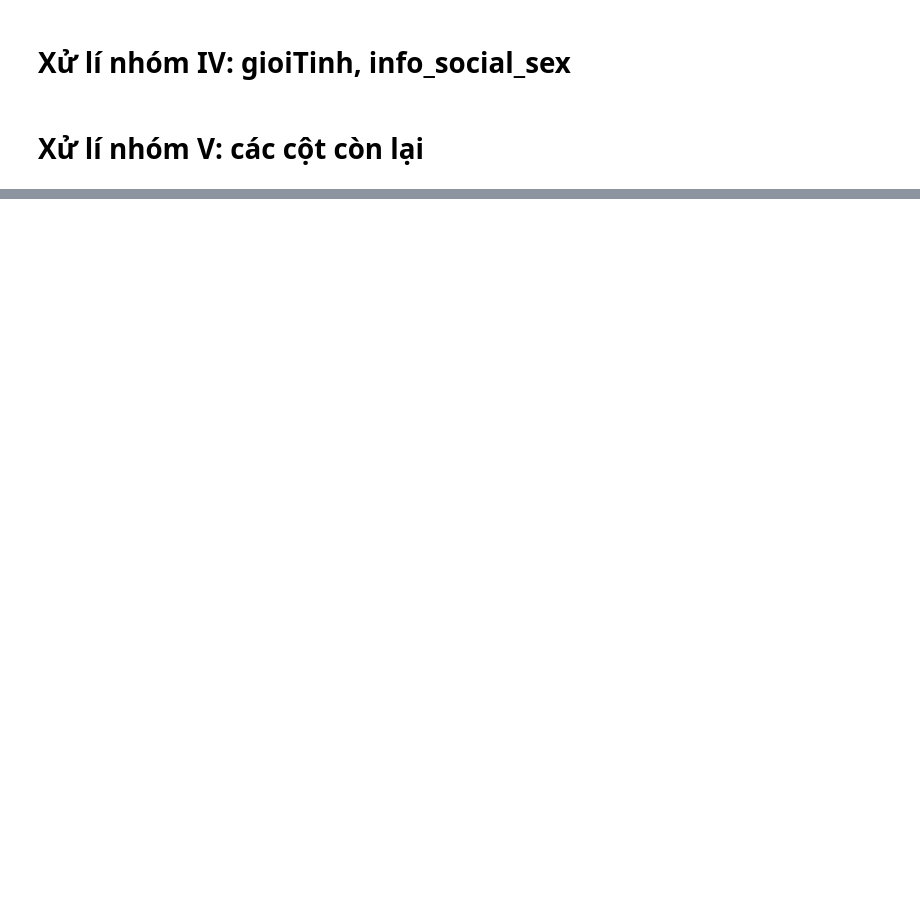
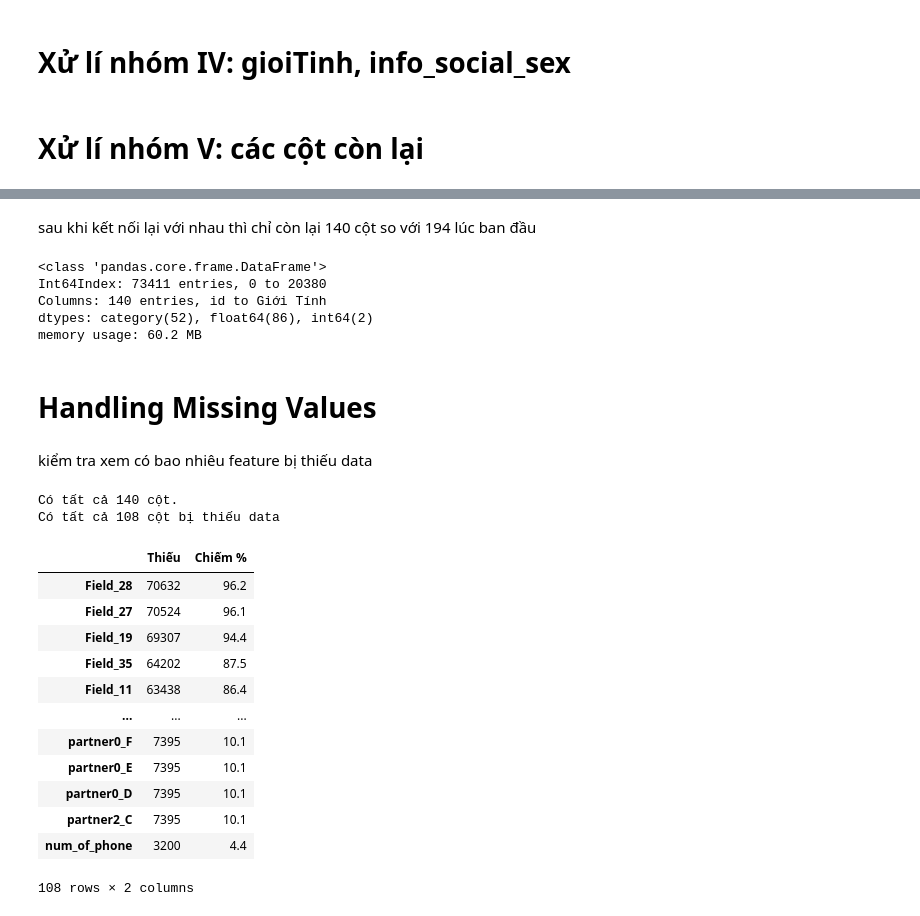
Before and after one commit to Electron-Group/kalapa-model, a Jupyter notebook: Third Challenge.ipynb, the cells around one changed output, grey strips where cells are left out. Saved outputs shown, nothing was run; the diff lists cells and outputs as text; code cells hidden in the pictures; blank space fills up the shorter version.

```diff
--- a/Third Challenge.ipynb
+++ b/Third Challenge.ipynb
@@ -157,0 +164,5 @@ def process_II_cols(df):
+# %%
+def prepare_process_III(df):
+    df = str(df).strip().lower()
+    df = re.sub(' + ', ' ', df)
+    return df
@@ -184,4 +247,9 @@ plt.show();
 # %%
+def prepare_process_V(df):
+    df = str(df).strip().lower()
+    df = re.sub(' + ', ' ', df)
+    return df
+
 def process_V_cols(df):
     # mã hóa lại các cột sau:
     df['Field_62'] = df['Field_62'].map({'I': 1, 'II': 2, 'III': 3, 'IV': 4, 'V': 5})
@@ -202,7 +270,7 @@ def process_V_cols(df):
 
     for col in df.columns:
         if df[col].dtype.name == 'object':
-            df[col] = df[col].apply(prepare_process_II).astype('category')
+            df[col] = df[col].apply(prepare_process_V).astype('category')
 
     return df
 # %%
@@ -214,9 +282,11 @@ drop = ['Field_14', 'Field_16', 'Field_17', 'Field_24', 'Field_26', 'Field_30',
         'partner4_E', 'partner4_F', 'partner4_G', 'partner4_H', 'partner4_K', 'partner4_L', 'partner5_B', 'partner5_C',
         'partner5_H', 'partner5_K', 'partner5_L', 'Field_34', 'info_social_sex', 'data.basic_info.locale', 'homeTownCountry',
         'Field_2', 'Field_5', 'Field_49', 'Field_9', 'gioiTinh', 'ngaySinh', 'namSinh']
+
 def transform(df):
     df = process_nhom_I_cols(df)
     df = process_II_cols(df)
+    df = process_III_cols(df)
     df = process_IV_cols(df)
     df = process_V_cols(df)
     return df.drop(drop, 1)
@@ -225,0 +300,48 @@ df_all_feature = transform(df_all.copy())
+# %% [markdown]
+sau khi kết nối lại với nhau thì chỉ còn lại 140 cột so với 194 lúc ban đầu
+# %%
+df_all_feature.info()
+# %% [output]
+<class 'pandas.core.frame.DataFrame'>
+Int64Index: 73411 entries, 0 to 20380
+Columns: 140 entries, id to Giới Tính
+dtypes: category(52), float64(86), int64(2)
+memory usage: 60.2 MB
+# %% [markdown]
+#  Handling Missing Values
+# %% [markdown]
+kiểm tra xem có bao nhiêu feature bị thiếu data
+# %%
+def missing_values(df):
+    mis_val = df.isnull().sum()
+    mis_val_per = 100 * mis_val/len(df)
+    mis_val_table = pd.concat([mis_val, mis_val_per], axis = 1)
+    mis_val_table_re = mis_val_table.rename(
+                        columns = {
+                            0: "Thiếu",
+                            1: "Chiếm %"
+                        })
+    #sắp xếp theo tỉ lệ giảm dần
+    mis_val_table_re = mis_val_table_re[mis_val_table_re.iloc[:, 1] != 0].sort_values("Chiếm %", ascending=False).round(1)
+    print("Có tất cả " + str(df.shape[1]) + " cột.\n"
+          "Có tất cả " + str(mis_val_table_re.shape[0]) + " cột bị thiếu data")
+    return mis_val_table_re
+# %%
+missing = missing_values(df_all_feature)
+missing
+# %% [output]
+Có tất cả 140 cột.
+Có tất cả 108 cột bị thiếu data
+|  | Thiếu | Chiếm % |
+| Field_28 | 70632 | 96.2 |
+| Field_27 | 70524 | 96.1 |
+| Field_19 | 69307 | 94.4 |
+| Field_35 | 64202 | 87.5 |
+| Field_11 | 63438 | 86.4 |
+| ... | ... | ... |
+| partner0_F | 7395 | 10.1 |
+| partner0_E | 7395 | 10.1 |
+| partner0_D | 7395 | 10.1 |
+| partner2_C | 7395 | 10.1 |
+| num_of_phone | 3200 | 4.4 |
+108 rows × 2 columns
```
Also changed, not shown: parts of 40 cells of this notebook, 1 other file.
